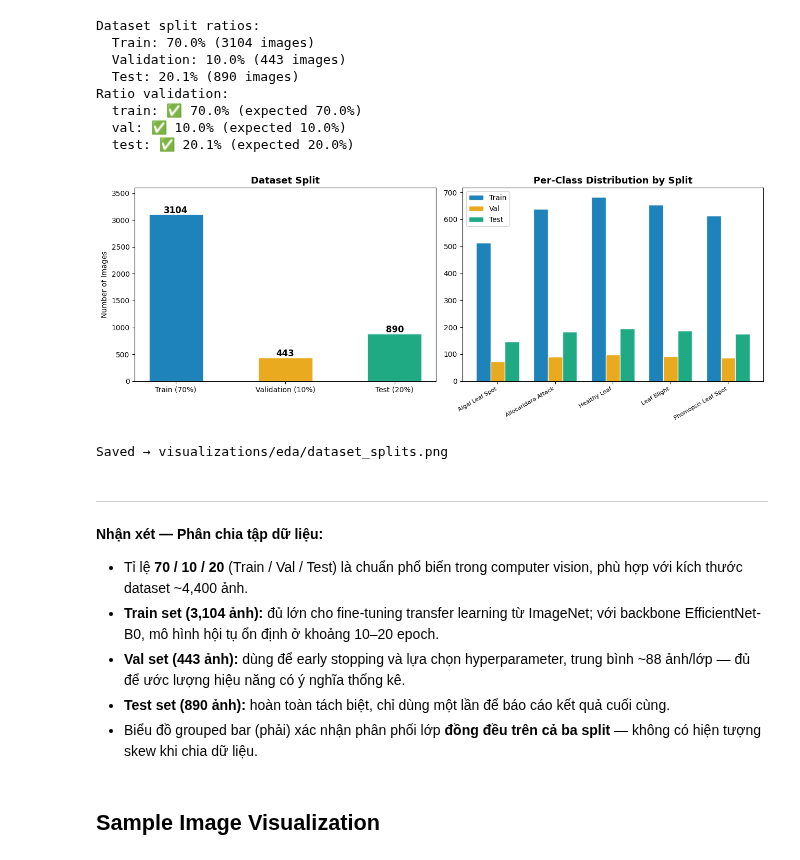
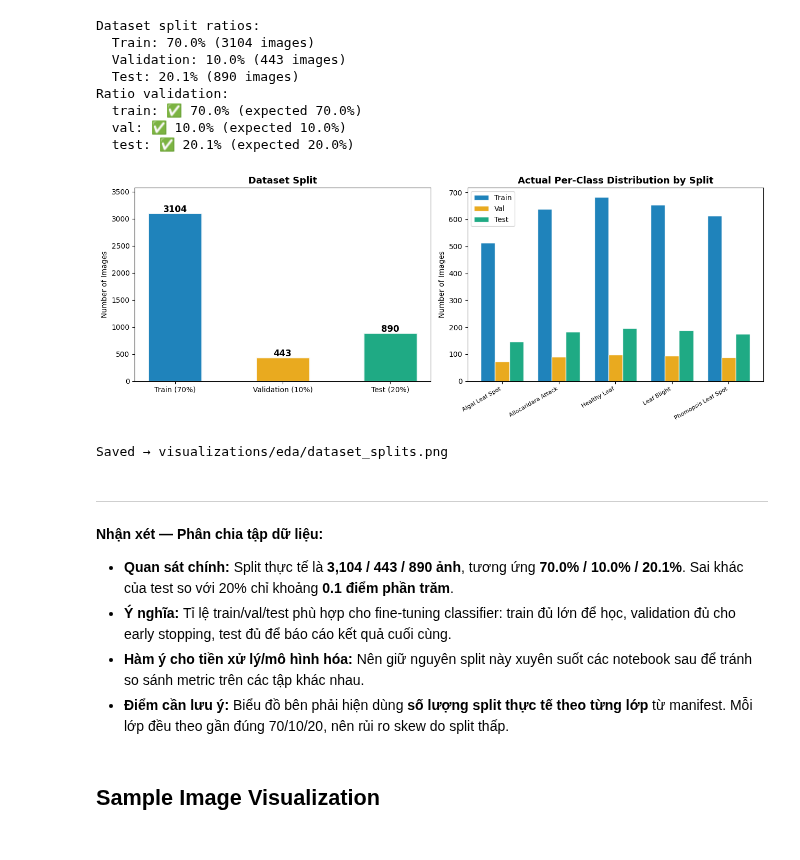
Before and after one commit to HieuDoan188/durian_leaf, a Jupyter notebook: notebooks/01-dataset-audit-and-eda.ipynb, the cells around one changed output. Cells and saved outputs as stored; diff of their text form; code cells hidden in the pictures.

```diff
--- a/notebooks/01-dataset-audit-and-eda.ipynb
+++ b/notebooks/01-dataset-audit-and-eda.ipynb
@@ -177,11 +191,12 @@ bars = ax.bar(CLASS_LABELS, CLASS_COUNTS, color=CLASS_COLORS, edgecolor="white",
 ax.set_title("Class Distribution", fontsize=13, fontweight="bold")
 ax.set_xlabel("Disease Class")
 ax.set_ylabel("Number of Images")
+ax.set_xticks(range(len(CLASS_LABELS)))
 ax.set_xticklabels(CLASS_LABELS, rotation=30, ha="right", fontsize=9)
 for bar, cnt in zip(bars, CLASS_COUNTS):
     ax.text(bar.get_x() + bar.get_width() / 2, bar.get_height() + 8, str(cnt),
             ha="center", fontsize=10, fontweight="bold")
-ax.set_ylim(0, 1100)
+ax.set_ylim(0, max(CLASS_COUNTS) * 1.15)
 ax.axhline(y=TOTAL // 5, color="#555555", linestyle="--", linewidth=1, alpha=0.6,
            label=f"Mean ({TOTAL // 5})")
 ax.legend()
@@ -253,45 +574,46 @@ Ratio validation:
 # %%
 fig, axes = plt.subplots(1, 2, figsize=(13, 5))
 
 colors_s = ["#0072B2", "#E69F00", "#009E73"]
 
 ax1 = axes[0]
 splits = {"Train (70%)": len(datasets['train']), "Validation (10%)": len(datasets['val']), "Test (20%)": len(datasets['test'])}
 bars = ax1.bar(splits.keys(), splits.values(), color=colors_s, edgecolor="white", linewidth=2, alpha=0.88, width=0.5)
 for bar, cnt in zip(bars, splits.values()):
     ax1.text(bar.get_x() + bar.get_width() / 2, bar.get_height() + 20, str(cnt),
              ha="center", fontsize=12, fontweight="bold")
 ax1.set_title("Dataset Split", fontsize=13, fontweight="bold")
 ax1.set_ylabel("Number of Images")
-ax1.set_ylim(0, 3600)
+ax1.set_ylim(0, max(splits.values()) * 1.15)
 
 ax2 = axes[1]
+actual_split_counts = pd.crosstab(manifest_df["class_label"], manifest_df["split"]).reindex(CLASS_LABELS)
+actual_split_counts = actual_split_counts[["train", "val", "test"]]
 x = np.arange(len(CLASS_LABELS))
 w = 0.25
-for i, (sname, ratio, color) in enumerate(zip(["Train", "Val", "Test"], [0.70, 0.10, 0.20], colors_s)):
-    counts = [int(c * ratio) for c in CLASS_COUNTS]
-    ax2.bar(x + i * w, counts, w, label=sname, color=color, alpha=0.88, edgecolor="white")
-ax2.set_title("Per-Class Distribution by Split", fontsize=13, fontweight="bold")
+for i, (sname, color) in enumerate(zip(["train", "val", "test"], colors_s)):
+    ax2.bar(x + i * w, actual_split_counts[sname].values, w, label=sname.title(), color=color, alpha=0.88, edgecolor="white")
+ax2.set_title("Actual Per-Class Distribution by Split", fontsize=13, fontweight="bold")
 ax2.set_xticks(x + w)
 ax2.set_xticklabels(CLASS_LABELS, rotation=30, ha="right", fontsize=8)
+ax2.set_ylabel("Number of Images")
 ax2.legend()
 
 plt.tight_layout()
 plt.savefig(os.path.join(EDA_VIZ_DIR, "dataset_splits.png"), dpi=150, bbox_inches="tight")
 plt.show()
 print("Saved → visualizations/eda/dataset_splits.png")
 # %% [output]
-[figure, old version]
+[figure, new version]
 Saved → visualizations/eda/dataset_splits.png
 # %% [markdown]
 ---
 **Nhận xét — Phân chia tập dữ liệu:**
 
-- Tỉ lệ **70 / 10 / 20** (Train / Val / Test) là chuẩn phổ biến trong computer vision, phù hợp với kích thước dataset ~4,400 ảnh.
-- **Train set (3,104 ảnh):** đủ lớn cho fine-tuning transfer learning từ ImageNet; với backbone EfficientNet-B0, mô hình hội tụ ổn định ở khoảng 10–20 epoch.
-- **Val set (443 ảnh):** dùng để early stopping và lựa chọn hyperparameter, trung bình ~88 ảnh/lớp — đủ để ước lượng hiệu năng có ý nghĩa thống kê.
-- **Test set (890 ảnh):** hoàn toàn tách biệt, chỉ dùng một lần để báo cáo kết quả cuối cùng.
-- Biểu đồ grouped bar (phải) xác nhận phân phối lớp **đồng đều trên cả ba split** — không có hiện tượng skew khi chia dữ liệu.
+- **Quan sát chính:** Split thực tế là **3,104 / 443 / 890 ảnh**, tương ứng **70.0% / 10.0% / 20.1%**. Sai khác của test so với 20% chỉ khoảng **0.1 điểm phần trăm**.
+- **Ý nghĩa:** Tỉ lệ train/val/test phù hợp cho fine-tuning classifier: train đủ lớn để học, validation đủ cho early stopping, test đủ để báo cáo kết quả cuối cùng.
+- **Hàm ý cho tiền xử lý/mô hình hóa:** Nên giữ nguyên split này xuyên suốt các notebook sau để tránh so sánh metric trên các tập khác nhau.
+- **Điểm cần lưu ý:** Biểu đồ bên phải hiện dùng **số lượng split thực tế theo từng lớp** từ manifest. Mỗi lớp đều theo gần đúng 70/10/20, nên rủi ro skew do split thấp.
 # %% [markdown]
 ## Sample Image Visualization
 # %%
```
Also changed, not shown: parts of 28 cells of this notebook, 3 other files.
